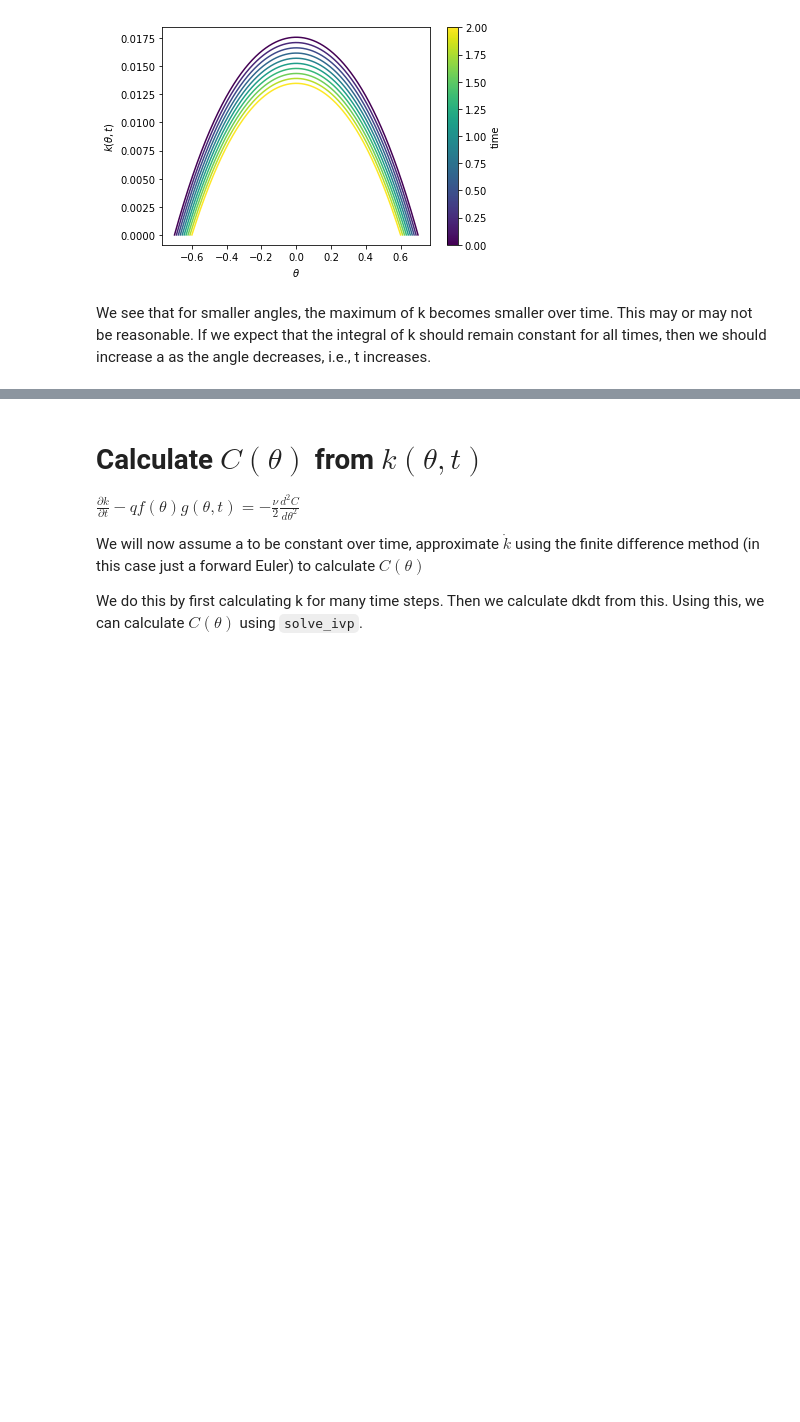
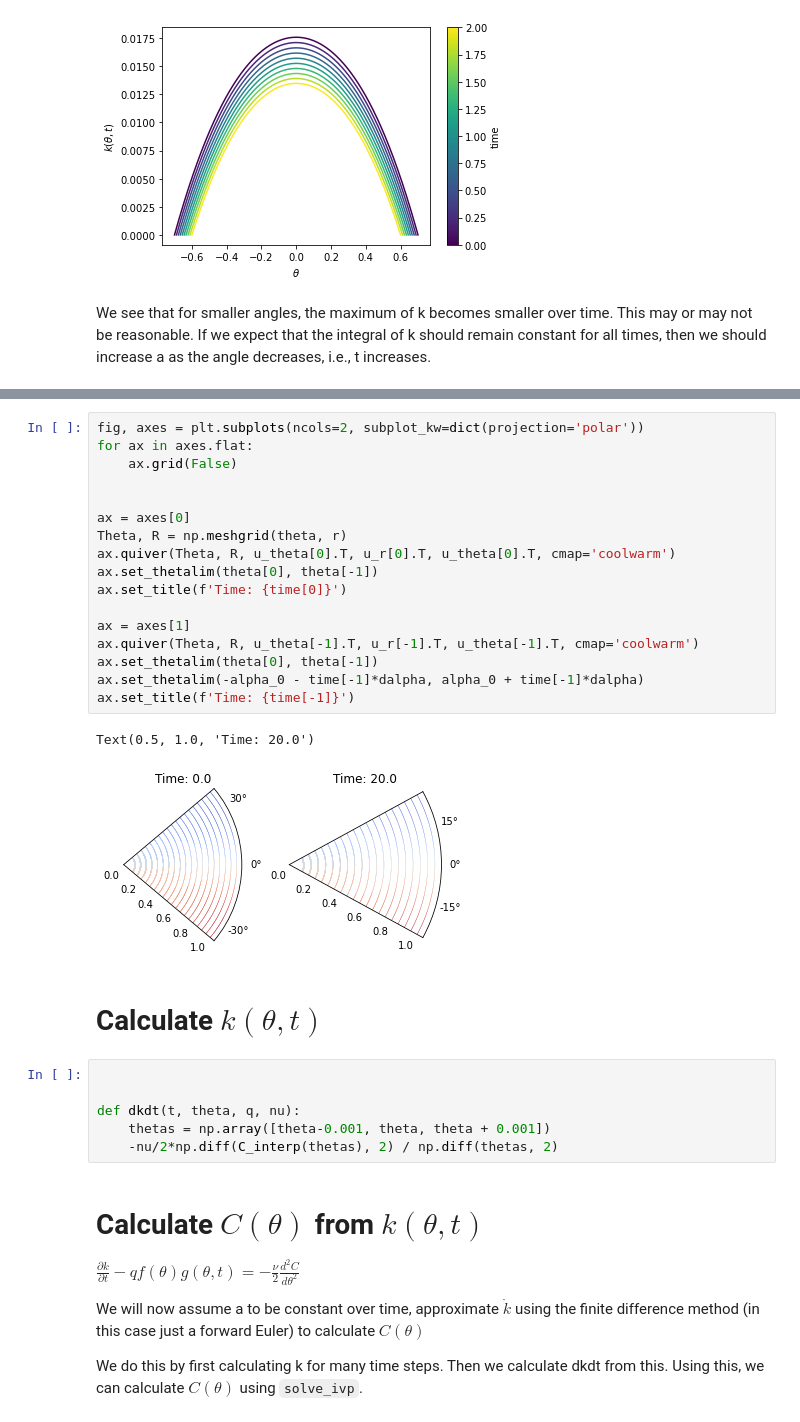
Before and after one commit to Zigolox/bellow-simulation, a Jupyter notebook: Strömmek.ipynb, the cells around one changed output, grey strips where cells are left out. Drawn from its saved outputs; the diff is of its cells as text; blank space fills up the shorter version.

```diff
--- a/Strömmek.ipynb
+++ b/Strömmek.ipynb
@@ -109,3 +235,31 @@ We see that for smaller angles, the maximum of k becomes smaller over time. This
+# %%
+fig, axes = plt.subplots(ncols=2, subplot_kw=dict(projection='polar'))
+for ax in axes.flat:
+    ax.grid(False)
+
+
+ax = axes[0]
+Theta, R = np.meshgrid(theta, r)
+ax.quiver(Theta, R, u_theta[0].T, u_r[0].T, u_theta[0].T, cmap='coolwarm')
+ax.set_thetalim(theta[0], theta[-1])
+ax.set_title(f'Time: {time[0]}')
+
+ax = axes[1]
+ax.quiver(Theta, R, u_theta[-1].T, u_r[-1].T, u_theta[-1].T, cmap='coolwarm')
+ax.set_thetalim(theta[0], theta[-1])
+ax.set_thetalim(-alpha_0 - time[-1]*dalpha, alpha_0 + time[-1]*dalpha)
+ax.set_title(f'Time: {time[-1]}')
+# %% [output]
+Text(0.5, 1.0, 'Time: 20.0')
+[figure, added]
+# %% [markdown]
+# Calculate $k(\theta, t)$
+# %%
+
+
+def dkdt(t, theta, q, nu):
+    thetas = np.array([theta-0.001, theta, theta + 0.001])
+    -nu/2*np.diff(C_interp(thetas), 2) / np.diff(thetas, 2)
 # %% [markdown]
 # Calculate $C(\theta)$ from $k(\theta, t)$
 $\frac{\partial k}{\partial t} - qf(\theta)g(\theta, t) = -\frac{\nu}{2}\frac{d^2C}{d\theta^2}$
```
Also changed, not shown: parts of 10 cells of this notebook, 1 other file.
